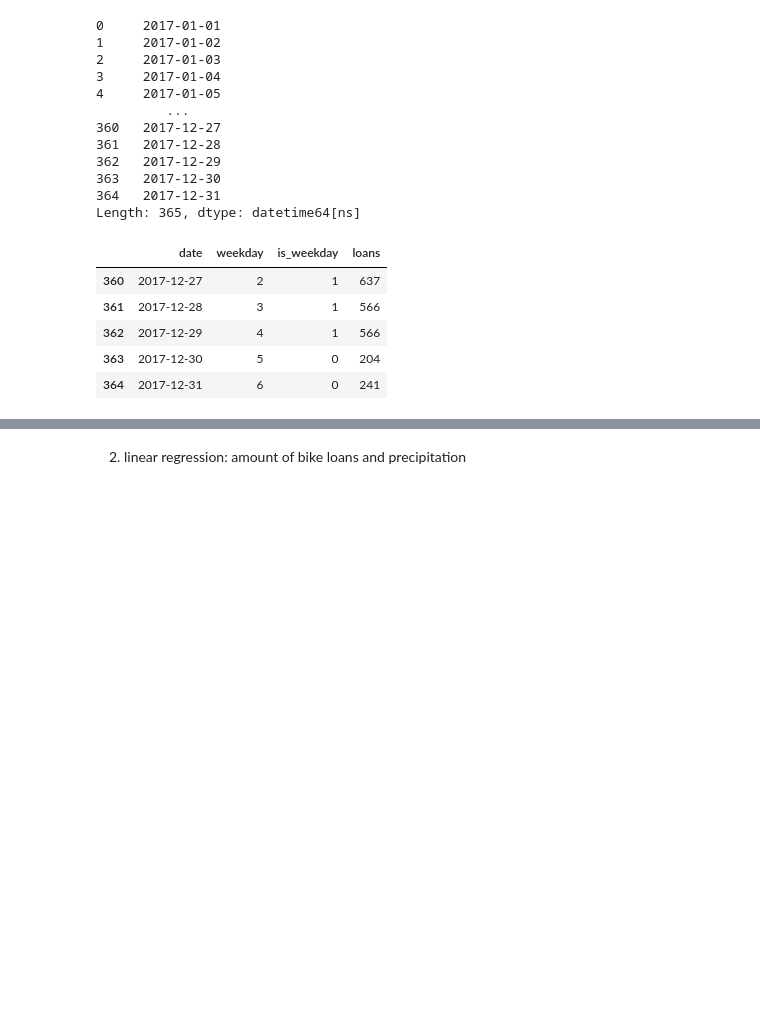
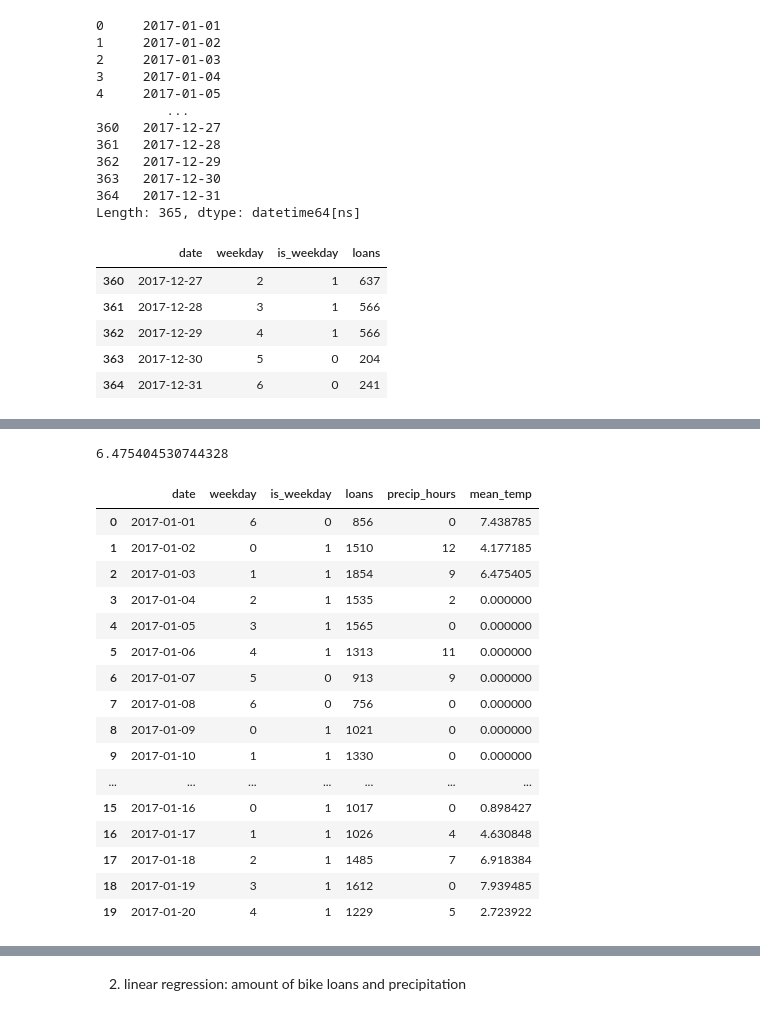
Before and after one commit to GoebelM94/dsml2021, a Jupyter notebook: notebooks/Regression.ipynb, the cells around one changed output, grey strips where cells are left out. Drawn from its saved outputs; the diff is of its cells as text; code cells hidden in the pictures; blank space fills up the shorter version.

Commit message:
corrected days without loans

```diff
--- a/notebooks/Regression.ipynb
+++ b/notebooks/Regression.ipynb
@@ -242,3 +346,46 @@ lin_reg_bikes_df.tail()
+# %%
+#calculates the mean temperature of all loans for one day
+def mean_temperature_loans(month, day):
+    day_in_2017_start = datetime(2017, month, day, 0, 0)
+    day_in_2017_end = datetime(2017, month, day, 23, 59)
+    df_day_start = df_bikes[df_bikes["start_time"] >= day_in_2017_start]
+    df_day_end = df_day_start[df_day_start["start_time"] <= day_in_2017_end]
+
+    temp = 0
+    for index, row in df_day_end.iterrows():
+        temp += row['temperature']
+
+    if len(df_day_end) > 0:
+        mean_temp = temp / len(df_day_end)
+    else:
+        mean_temp = 0
+
+    return mean_temp
+
+mean_temperature_loans(1, 3)
+# %% [output]
+6.475404530744328
+# %%
+lin_reg_bikes_df['mean_temp'] = lin_reg_bikes_df['date'].apply(lambda x: mean_temperature_loans(x.month, x.day))
+lin_reg_bikes_df.head(20)
+# %% [output]
+|  | date | weekday | is_weekday | loans | precip_hours | mean_temp |
+| 0 | 2017-01-01 | 6 | 0 | 856 | 0 | 7.438785 |
+| 1 | 2017-01-02 | 0 | 1 | 1510 | 12 | 4.177185 |
+| 2 | 2017-01-03 | 1 | 1 | 1854 | 9 | 6.475405 |
+| 3 | 2017-01-04 | 2 | 1 | 1535 | 2 | 0.000000 |
+| 4 | 2017-01-05 | 3 | 1 | 1565 | 0 | 0.000000 |
+| 5 | 2017-01-06 | 4 | 1 | 1313 | 11 | 0.000000 |
+| 6 | 2017-01-07 | 5 | 0 | 913 | 9 | 0.000000 |
+| 7 | 2017-01-08 | 6 | 0 | 756 | 0 | 0.000000 |
+| 8 | 2017-01-09 | 0 | 1 | 1021 | 0 | 0.000000 |
+| 9 | 2017-01-10 | 1 | 1 | 1330 | 0 | 0.000000 |
+| ... | ... | ... | ... | ... | ... | ... |
+| 15 | 2017-01-16 | 0 | 1 | 1017 | 0 | 0.898427 |
+| 16 | 2017-01-17 | 1 | 1 | 1026 | 4 | 4.630848 |
+| 17 | 2017-01-18 | 2 | 1 | 1485 | 7 | 6.918384 |
+| 18 | 2017-01-19 | 3 | 1 | 1612 | 0 | 7.939485 |
+| 19 | 2017-01-20 | 4 | 1 | 1229 | 5 | 2.723922 |
 # %%
 rec=smf.ols(formula='loans~is_weekday', data=lin_reg_bikes_df).fit()
 print(rec.summary())
```
Also changed, not shown: parts of 20 cells of this notebook.
